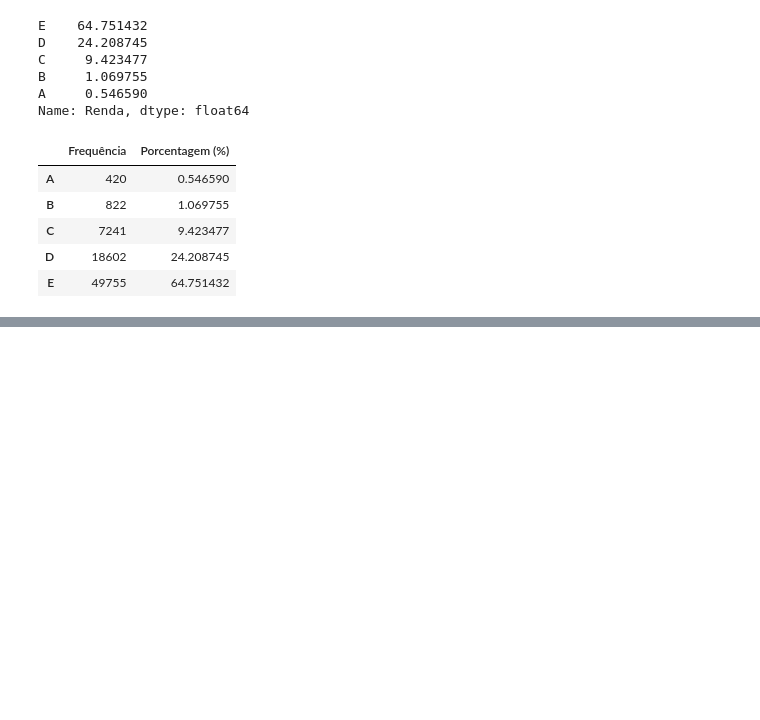
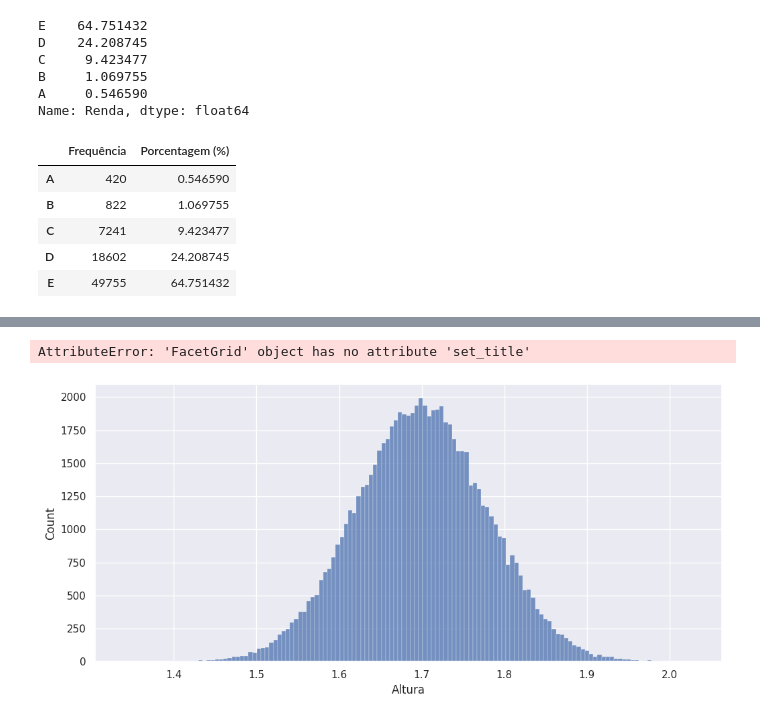
Before and after one commit to Gcango/Analise_Descritiva_PNAD_2015, a Jupyter notebook: Analise_Descritiva_dados_PNAD_2015.ipynb, the cells around one changed output, grey strips where cells are left out. Cells and saved outputs as stored; diff of their text form; code cells hidden in the pictures; blank space fills up the shorter version.

```diff
--- a/Analise_Descritiva_dados_PNAD_2015.ipynb
+++ b/Analise_Descritiva_dados_PNAD_2015.ipynb
@@ -159,0 +164,9 @@ dist_freq_renda['Frequência'].plot.bar(width = 1, color = 'blue', alpha = 0.2,
+# %%
+plot = sns.displot(dados['Altura'])
+plot.figure.set_size_inches(12, 5)
+plot.set_title('Distribuição de Frequências - ALTURA', fontsize=18)
+plot.set_xlabel('Metros', fontsize7=14)
+plt.show()
+# %% [output]
+AttributeError: 'FacetGrid' object has no attribute 'set_title'
+[figure, added]
```
Also changed, not shown: parts of 18 cells of this notebook.
